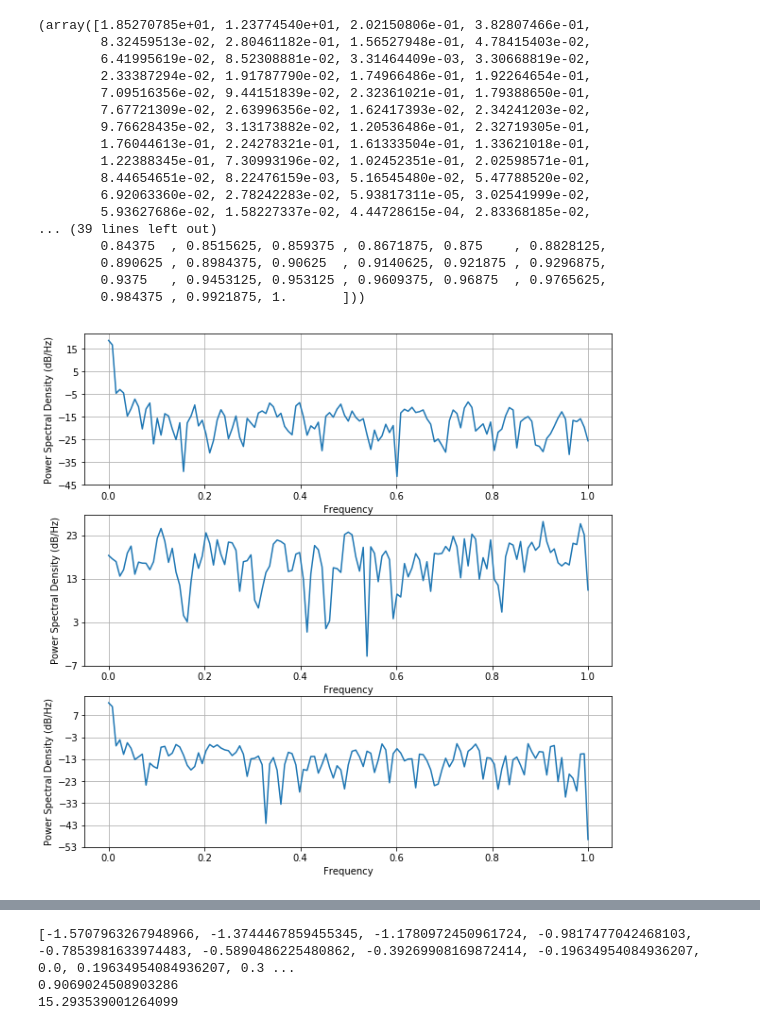
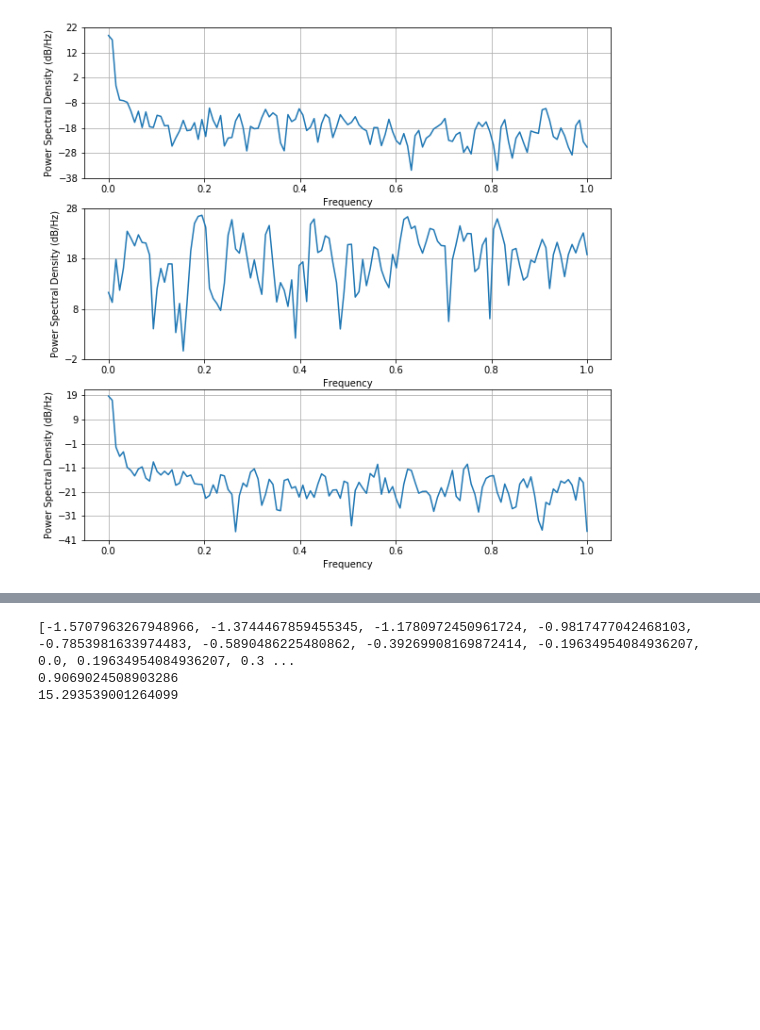
Before and after one commit to worden1/pytorch-CoopNets, a Jupyter notebook: gauss_mcmc.ipynb, the cells around one changed output, grey strips where cells are left out. Cells and saved outputs as stored; diff of their text form; code cells hidden in the pictures; blank space fills up the shorter version.

```diff
--- a/gauss_mcmc.ipynb
+++ b/gauss_mcmc.ipynb
@@ -3,7 +3,7 @@ import torch
 import torch.nn as nn
 import numpy as np
 import math
-
+from torch.autograd import Variable
 
 #Y_tau = sigma * torch.randn(64,64)
 #print(Y_tau)
@@ -27,12 +27,35 @@ def gauss_omega_mcmc_simulate(Y_0 ,langevin_step_size ,langevin_step_num ,sigma,
     inv_cov = np.linalg.inv(cov)
     inv_covariance = torch.Tensor(inv_cov)
     for i in range(langevin_step_num):
-        noise = torch.randn(image_size, image_size)
+        noise = torch.randn(image_size)
         Y_tau = Y_tau - 0.5 * langevin_step_size * langevin_step_size * \
         (2 * inv_covariance * Y_tau / sigma / sigma) + langevin_step_size * noise
     return Y_tau
 
 
+def gauss_omega_mcmc_simulate_omega(Y_0 ,langevin_step_size ,langevin_step_num ,sigma, image_size, beta):
+    Y_tau = Y_0
+    omegat = range(image_size)
+    omega = [math.pi / image_size * (x - 0.5 * image_size) for x in omegat]
+    #print(omega)
+    beta_omega = torch.Tensor([abs(xx ** beta / image_size ) for xx in omega])
+    #print(beta_omega)
+    for i in range(langevin_step_num):
+        Y_tau = Variable(Y_tau, requires_grad=True)
+        noise = torch.randn(image_size)
+        #print(Y_tau.size())
+        Y_ftau = torch.rfft(Y_tau ,1 ,onesided=False)
+        #print(Y_ftau.size())
+        Y_aftau = Y_ftau[:,0]*Y_ftau[:,0]+Y_ftau[:,1]*Y_ftau[:,1]
+        #print(Y_aftau.size())
+        #print(i)
+        log_pY = -0.5 * Y_aftau.dot(beta_omega)
+        log_pY.backward()
+        #print(i, Y_tau, noise, Y_tau.grad)
+        Y_tau = Y_tau + 0.5 * langevin_step_size * langevin_step_size * \
+        (Y_tau.grad) + langevin_step_size * noise
+        #print(Y_tau)
+    return Y_tau.data.numpy()
 #def gauss_omega_mcmc_simulate(Y_0 ,langevin_step_size ,langevin_step_num ,sigma, image_size, beta):
 #    Y_tau = Y_0
 #    omegat = range(image_size * image_size)
@@ -64,16 +87,17 @@ import pylab as plt
 langevin_step_size = 0.01
 sigma = 10
 langevin_step_num = 200
-H = 0.7
-#beta = 0.1
+H = 0.9
+beta = 0.1
 image_size = 200
-Y_0 = sigma * torch.randn(image_size,image_size)
-Y_u0 = 0.1 * sigma * torch.rand(image_size,image_size)
-Y_u = 0.1 * sigma * torch.ones(image_size,image_size)
+Y_0 = sigma * torch.randn(image_size)
+Y_u0 = 0.1 * sigma * torch.rand(image_size)
+Y_u = 0.1 * sigma * torch.ones(image_size)
 
 
 Y_out = gauss_omega_mcmc_simulate(Y_u ,langevin_step_size ,langevin_step_num ,sigma, image_size, H)
-print(Y_out)
+Y_out1 = gauss_omega_mcmc_simulate_omega(Y_u ,langevin_step_size ,langevin_step_num ,sigma, image_size, beta)
+#print(Y_out)
 
 
 plt.figure(figsize=(10,10))
@@ -83,5 +107,5 @@ plt.psd(Y_out)
 plt.subplot(312)
 plt.psd(Y_0)
 plt.subplot(313)
-plt.psd(Y_u0)
+plt.psd(Y_out1)
 # %% [output]
@@ -95,21 +129,4 @@ tensor([[0.9804, 1.0188, 0.9457,  ..., 1.2038, 1.0193, 0.8491],
-(array([1.85270785e+01, 1.23774540e+01, 2.02150806e-01, 3.82807466e-01,
-        8.32459513e-02, 2.80461182e-01, 1.56527948e-01, 4.78415403e-02,
-        6.41995619e-02, 8.52308881e-02, 3.31464409e-03, 3.30668819e-02,
-        2.33387294e-02, 1.91787790e-02, 1.74966486e-01, 1.92264654e-01,
-        7.09516356e-02, 9.44151839e-02, 2.32361021e-01, 1.79388650e-01,
-        7.67721309e-02, 2.63996356e-02, 1.62417393e-02, 2.34241203e-02,
-        9.76628435e-02, 3.13173882e-02, 1.20536486e-01, 2.32719305e-01,
-        1.76044613e-01, 2.24278321e-01, 1.61333504e-01, 1.33621018e-01,
-        1.22388345e-01, 7.30993196e-02, 1.02452351e-01, 2.02598571e-01,
-        8.44654651e-02, 8.22476159e-03, 5.16545480e-02, 5.47788520e-02,
-        6.92063360e-02, 2.78242283e-02, 5.93817311e-05, 3.02541999e-02,
-        5.93627686e-02, 1.58227337e-02, 4.44728615e-04, 2.83368185e-02,
-... (39 lines left out)
-        0.84375  , 0.8515625, 0.859375 , 0.8671875, 0.875    , 0.8828125,
-        0.890625 , 0.8984375, 0.90625  , 0.9140625, 0.921875 , 0.9296875,
-        0.9375   , 0.9453125, 0.953125 , 0.9609375, 0.96875  , 0.9765625,
-        0.984375 , 0.9921875, 1.       ]))
-[figure, old version]
+[figure, new version]
 # %%
 import pylab as plt
 langevin_step_size = 0.01
```
Also changed, not shown: parts of 4 cells of this notebook, 4 other files.
